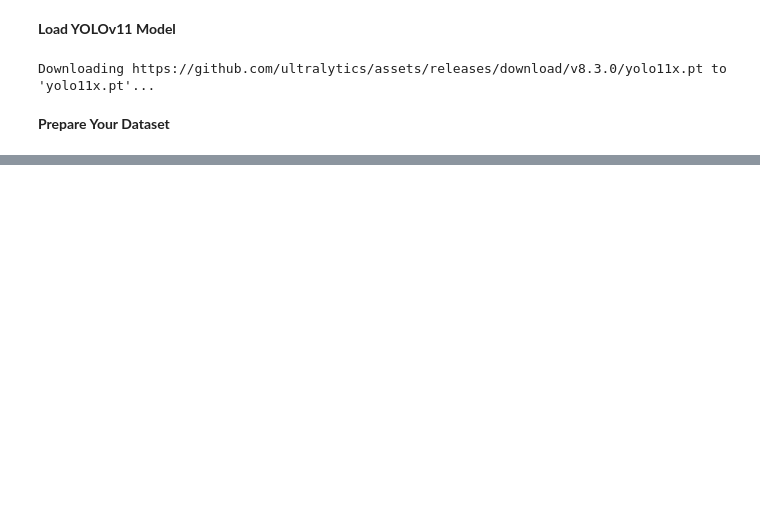
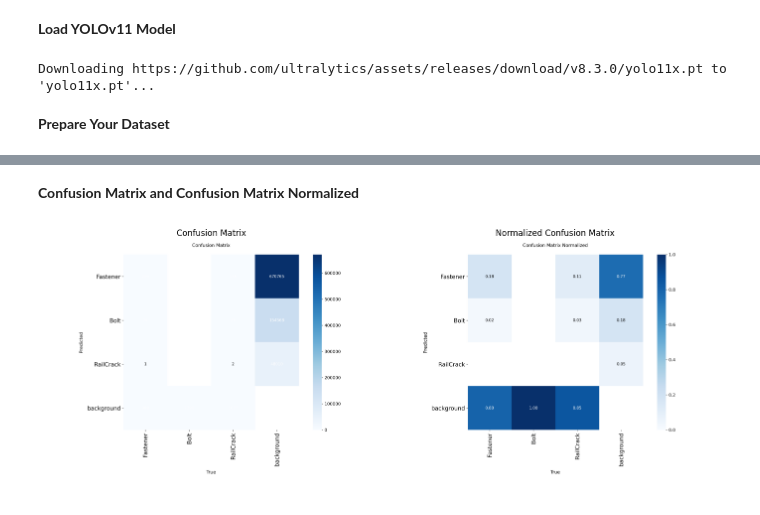
Before and after one commit to MdMehedi-Hassan/RailTrack-Inspector, a Jupyter notebook: Rail.ipynb, the cells around one changed output, grey strips where cells are left out. Saved outputs shown, nothing was run; the diff lists cells and outputs as text; code cells hidden in the pictures; blank space fills up the shorter version.

```diff
--- a/Rail.ipynb
+++ b/Rail.ipynb
@@ -113,0 +399,31 @@ Starting training for 100 epochs...
+# %% [markdown]
+**Confusion Matrix and Confusion Matrix Normalized**
+# %%
+import cv2
+import matplotlib.pyplot as plt
+
+# Load images
+conf_matrix_img = cv2.imread('/content/drive/MyDrive/runs/railway_defect_detection/confusion_matrix.png')
+conf_matrix_norm_img = cv2.imread('/content/drive/MyDrive/runs/railway_defect_detection/confusion_matrix_normalized.png')
+
+# Convert BGR to RGB (for matplotlib)
+conf_matrix_img = cv2.cvtColor(conf_matrix_img, cv2.COLOR_BGR2RGB)
+conf_matrix_norm_img = cv2.cvtColor(conf_matrix_norm_img, cv2.COLOR_BGR2RGB)
+
+# Plot side by side
+plt.figure(figsize=(14, 6))
+
+plt.subplot(1, 2, 1)
+plt.imshow(conf_matrix_img)
+plt.title("Confusion Matrix")
+plt.axis('off')
+
+plt.subplot(1, 2, 2)
+plt.imshow(conf_matrix_norm_img)
+plt.title("Normalized Confusion Matrix")
+plt.axis('off')
+
+plt.tight_layout()
+plt.show()
+# %% [output]
+[figure, added]
```
Also changed, not shown: parts of 20 cells of this notebook.
